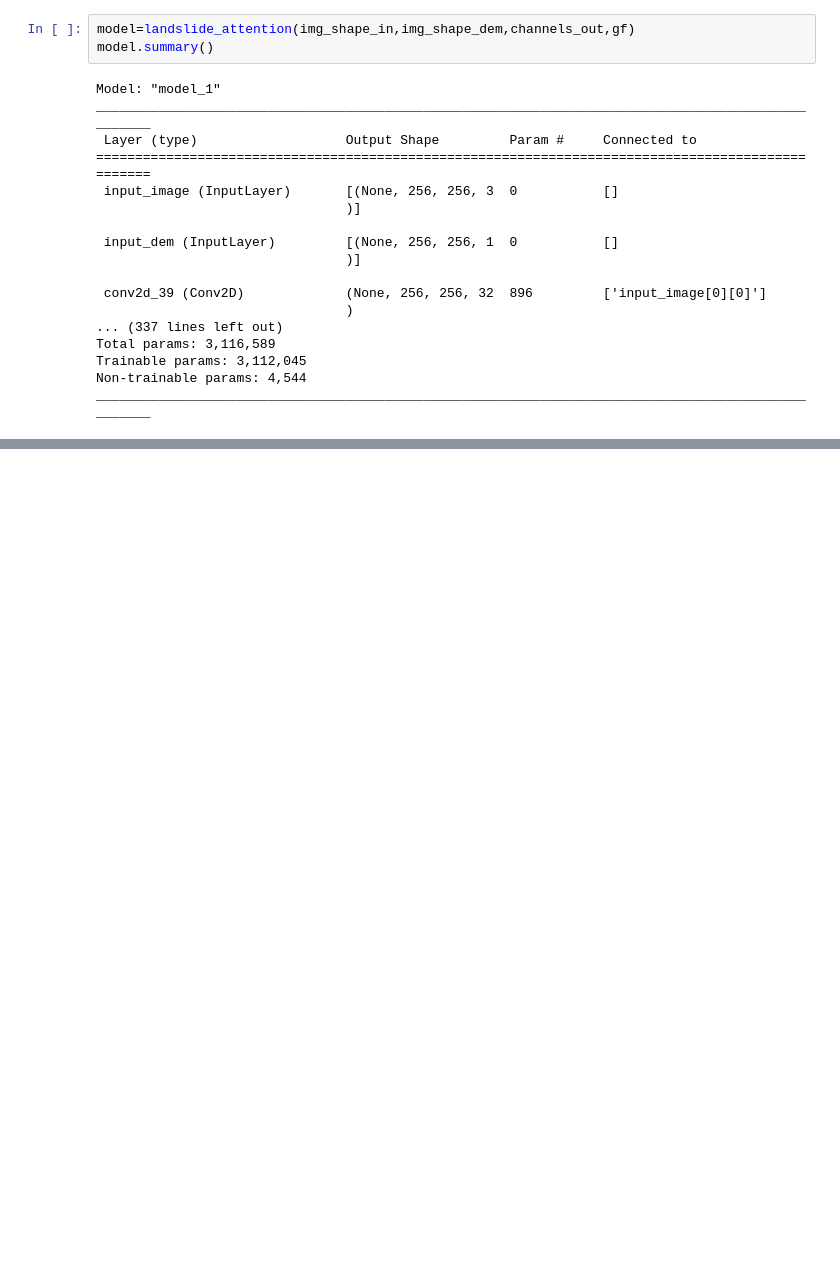
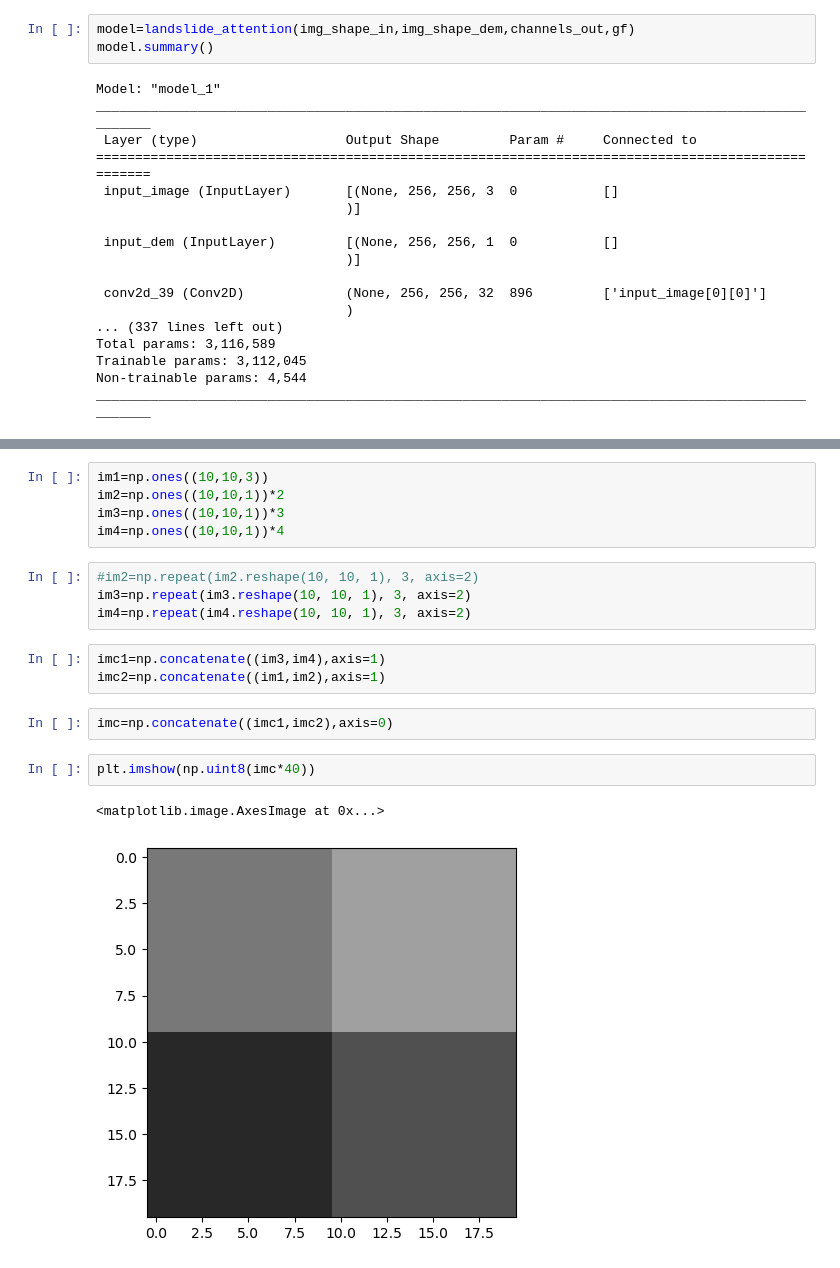
Before and after one commit to thomas7619/landslide, a Jupyter notebook: neural_net.ipynb, the cells around one changed output, grey strips where cells are left out. Cells and saved outputs as stored; diff of their text form; blank space fills up the shorter version.

```diff
--- a/neural_net.ipynb
+++ b/neural_net.ipynb
@@ -123,0 +156,19 @@ plot_model(model, to_file='fusion.png', show_shapes=True, show_layer_names=True)
+# %%
+im1=np.ones((10,10,3))
+im2=np.ones((10,10,1))*2
+im3=np.ones((10,10,1))*3
+im4=np.ones((10,10,1))*4
+# %%
+#im2=np.repeat(im2.reshape(10, 10, 1), 3, axis=2)
+im3=np.repeat(im3.reshape(10, 10, 1), 3, axis=2)
+im4=np.repeat(im4.reshape(10, 10, 1), 3, axis=2)
+# %%
+imc1=np.concatenate((im3,im4),axis=1)
+imc2=np.concatenate((im1,im2),axis=1)
+# %%
+imc=np.concatenate((imc1,imc2),axis=0)
+# %%
+plt.imshow(np.uint8(imc*40))
+# %% [output]
+<matplotlib.image.AxesImage at 0x...>
+[figure, added]
```
Also changed, not shown: parts of 6 cells of this notebook, 5 other files.
